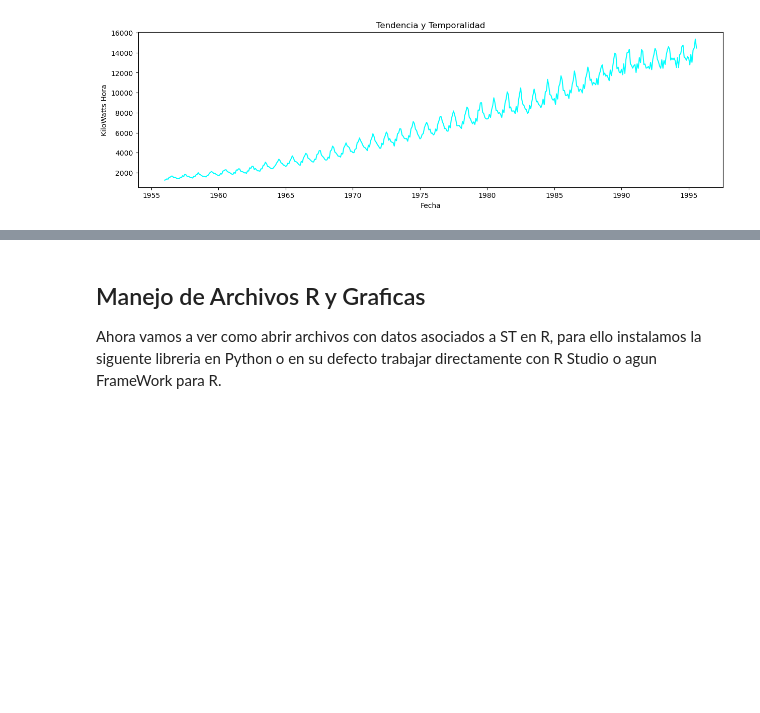
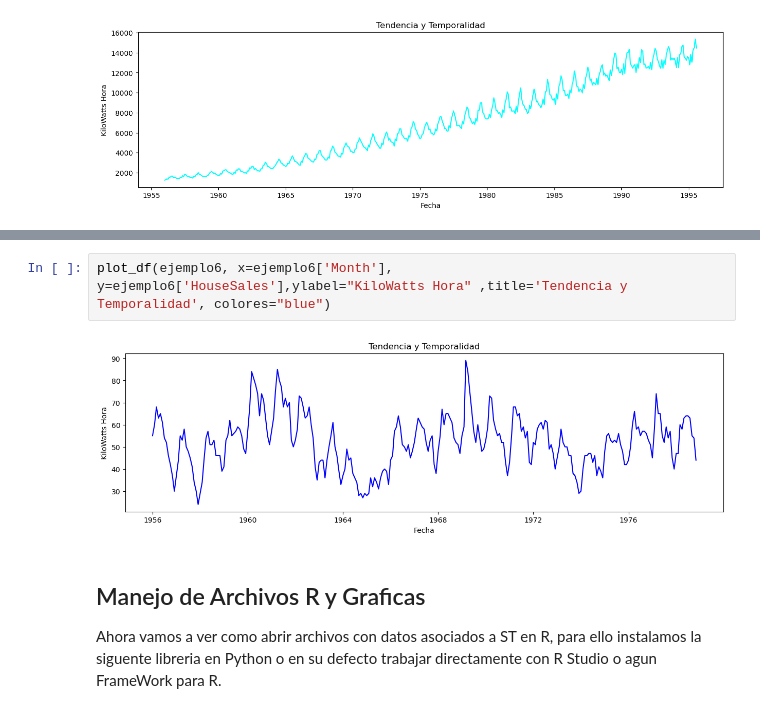
Before and after one commit to LuisGorozpe/py-ts-code, a Jupyter notebook: sesion2.ipynb, the cells around one changed output, grey strips where cells are left out. Saved outputs shown, nothing was run; the diff lists cells and outputs as text; blank space fills up the shorter version.

```diff
--- a/sesion2.ipynb
+++ b/sesion2.ipynb
@@ -156,3 +172,7 @@ plot_df(ejemplo3, x=ejemplo3['Month and year'], y=ejemplo3['Kwh'],ylabel="KiloWa
+# %%
+plot_df(ejemplo6, x=ejemplo6['Month'], y=ejemplo6['HouseSales'],ylabel="KiloWatts Hora" ,title='Tendencia y Temporalidad', colores="blue")
+# %% [output]
+[figure, added]
 # %% [markdown]
 ## Manejo de Archivos R y Graficas
 Ahora vamos a ver como abrir archivos con datos asociados a ST en R, para ello instalamos la siguente libreria en Python o en su defecto trabajar directamente con R Studio o agun FrameWork para R.
```
Also changed, not shown: parts of 9 cells of this notebook, 33 other files.
